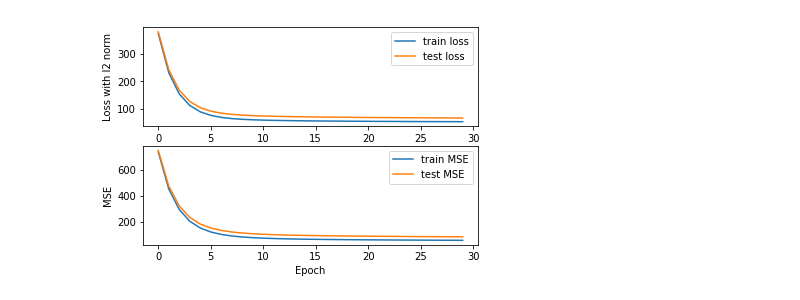
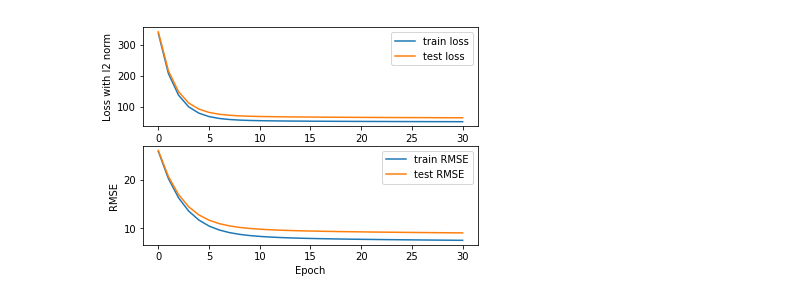
Before and after one commit to wty9391/ML2017-lab-01, a Jupyter notebook: RegressionExperiment.ipynb, the cells around one changed output. Drawn from its saved outputs; the diff is of its cells as text; code cells hidden in the pictures.

Commit message:
abstract classifier and regressor

```diff
--- a/RegressionExperiment.ipynb
+++ b/RegressionExperiment.ipynb
@@ -13,75 +13,49 @@ import matplotlib.pyplot as plt
 from sklearn.datasets import load_svmlight_file
 from sklearn.model_selection import train_test_split
 
-def h(w,X):
-    return X.dot(w)
-
-def error(w,X,Y):
-    return h(w,X) - Y
-
-def L(w,X,Y,lamda = 0.0):
-    num_records,num_features  = np.shape(X)
-    e = error(w,X,Y)
-    regulation_loss = 1.0/2 * lamda * w.transpose().dot(w)
-    loss = 1.0/2 * 1.0/float(num_records) * e.transpose().dot(e)\
-        + regulation_loss
-    return loss[0][0]
-
-def g(w,X,Y,lamda = 0.0):
-    num_records,num_features  = np.shape(X)
-
-    # L2 norm
-    return 1.0/num_records * X.transpose().dot(error(w,X,Y)) \
-            + lamda * w
-
-def MSE(y,y_hat):
-    return ((y-y_hat)**2).sum()/len(y)
+import LinearRegressor
 
 data = load_svmlight_file("./resources/housing_scale.txt")
 # add interception
 X = scipy.sparse.hstack(\
     (scipy.sparse.csr_matrix(np.ones((len(data[1]),1))),data[0]))
 Y = data[1].reshape((len(data[1]),1))
 
 num_records,num_features  = np.shape(X)
 
 X_train, X_test, Y_train, Y_test = train_test_split(\
 X, Y, test_size=0.33,random_state=5)
 Y_train = Y_train.reshape((len(Y_train),1))
 Y_test = Y_test.reshape((len(Y_test),1))
 
 # initialize w
-w = np.random.normal(size=(num_features,1))
+init_w = np.random.normal(size=(num_features,1))
 
 lamda = 0.5
 eta = 0.05
-loss_train = []
-loss_test = []
-MSE_train = []
-MSE_test = []
 max_iterate = 30
-for epoch in range(max_iterate):
-    #print("epoch:",epoch)
-    loss_train.append(L(w,X_train,Y_train,lamda))
-    loss_test.append(L(w,X_test,Y_test,lamda))
-    MSE_train.append(MSE(Y_train,h(w,X_train)))
-    MSE_test.append(MSE(Y_test,h(w,X_test)))
-    w = w - eta * g(w,X_train,Y_train,lamda)
+
+regressor = LinearRegressor.LinearRegressor(init_w,lamda,eta,max_iterate)
+regressor.fit(X_train,Y_train)
+loss_train = regressor.getLossHistory(X_train,Y_train)
+loss_test = regressor.getLossHistory(X_test,Y_test)
+RMSE_train = [-s for s in regressor.getScoreHistory(X_train,Y_train)]
+RMSE_test = [-s for s in regressor.getScoreHistory(X_test,Y_test)]
 
 plt.subplot(211)
-train_loss_line = plt.plot(range(max_iterate),loss_train,label='train loss')
-test_loss_line = plt.plot(range(max_iterate),loss_test,label='test loss')
+train_loss_line = plt.plot(range(max_iterate+1),loss_train,label='train loss')
+test_loss_line = plt.plot(range(max_iterate+1),loss_test,label='test loss')
 ax=plt.gca()
 ax.set(xlabel='Epoch', ylabel='Loss with l2 norm')
 plt.legend()
 
 plt.subplot(212)
-train_mse_line = plt.plot(range(max_iterate),MSE_train,label='train MSE')
-test_mse_line = plt.plot(range(max_iterate),MSE_test,label='test MSE')
+train_RMSE_line = plt.plot(range(max_iterate+1),RMSE_train,label='train RMSE')
+test_RMSE_line = plt.plot(range(max_iterate+1),RMSE_test,label='test RMSE')
 ax=plt.gca()
-ax.set(xlabel='Epoch', ylabel='MSE')
+ax.set(xlabel='Epoch', ylabel='RMSE')
 plt.legend()
 
 plt.show()
 # %% [output]
-[figure, old version]
+[figure, new version]
```
Also changed, not shown: 5 other files.
